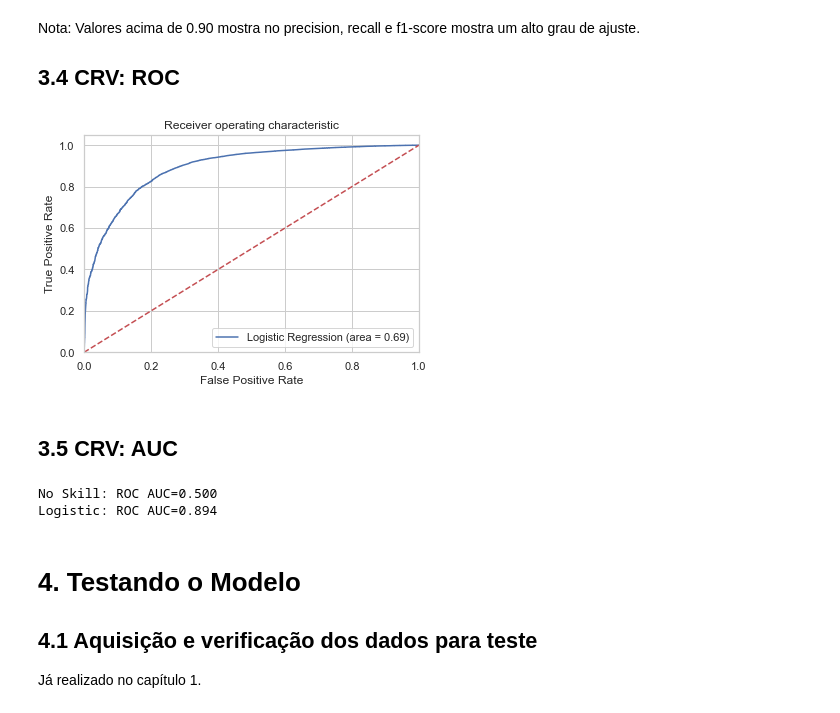
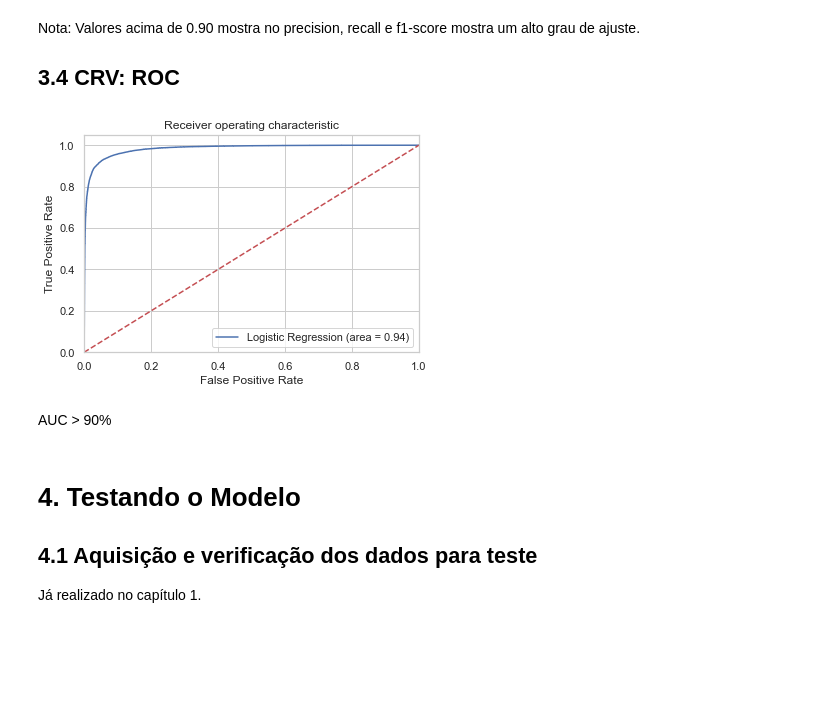
Before and after one commit to edbkei/MO416PROJ3, a Jupyter notebook: Projeto3/Project3.ipynb, the cells around one changed output. Drawn from its saved outputs; the diff is of its cells as text; code cells hidden in the pictures; blank space fills up the shorter version.

```diff
--- a/Projeto3/Project3.ipynb
+++ b/Projeto3/Project3.ipynb
@@ -415,36 +415,23 @@ Nota: Valores acima de 0.90 mostra no precision, recall e f1-score mostra um alt
 # %%
 from sklearn.metrics import roc_auc_score
 from sklearn.metrics import roc_curve
-logit_roc_auc = roc_auc_score(os_data_y.astype(int), clf.predict(X_training.astype(int)))
-fpr, tpr, thresholds = roc_curve(os_data_y.astype(int), clf.predict_proba(X_training.astype(int))[:,1])
+logit_roc_auc = roc_auc_score(os_data_y.astype(int), clf.predict(X_training.astype(float)))
+fpr, tpr, thresholds = roc_curve(os_data_y.astype(int), clf.predict_proba(X_training.astype(float))[:,1])
 plt.figure()
 plt.plot(fpr, tpr, label='Logistic Regression (area = %0.2f)' % logit_roc_auc)
 plt.plot([0, 1], [0, 1],'r--')
 plt.xlim([0.0, 1.0])
 plt.ylim([0.0, 1.05])
 plt.xlabel('False Positive Rate')
 plt.ylabel('True Positive Rate')
 plt.title('Receiver operating characteristic')
 plt.legend(loc="lower right")
 plt.savefig('Log_ROC')
 plt.show()
 # %% [output]
-[figure, old version]
+[figure, new version]
-# %% [markdown]
-## 3.5 CRV: AUC
-# %%
-lr_probs=clf.predict_proba(X_training.astype(int))
-ns_probs = [0 for _ in range(len(os_data_y))]
-lr_probs=lr_probs[:, 1]
-# calculate scores
-ns_auc = roc_auc_score(os_data_y.astype(int), ns_probs)
-lr_auc = roc_auc_score(os_data_y.astype(int), lr_probs)
-# summarize scores
-print('No Skill: ROC AUC=%.3f' % (ns_auc))
-print('Logistic: ROC AUC=%.3f' % (lr_auc))
-# %% [output]
-No Skill: ROC AUC=0.500
-Logistic: ROC AUC=0.894
+# %% [markdown]
+AUC > 90%
 # %% [markdown]
 # 4. Testando o Modelo
 
```
Also changed, not shown: parts of 42 cells of this notebook, 3 other files.
